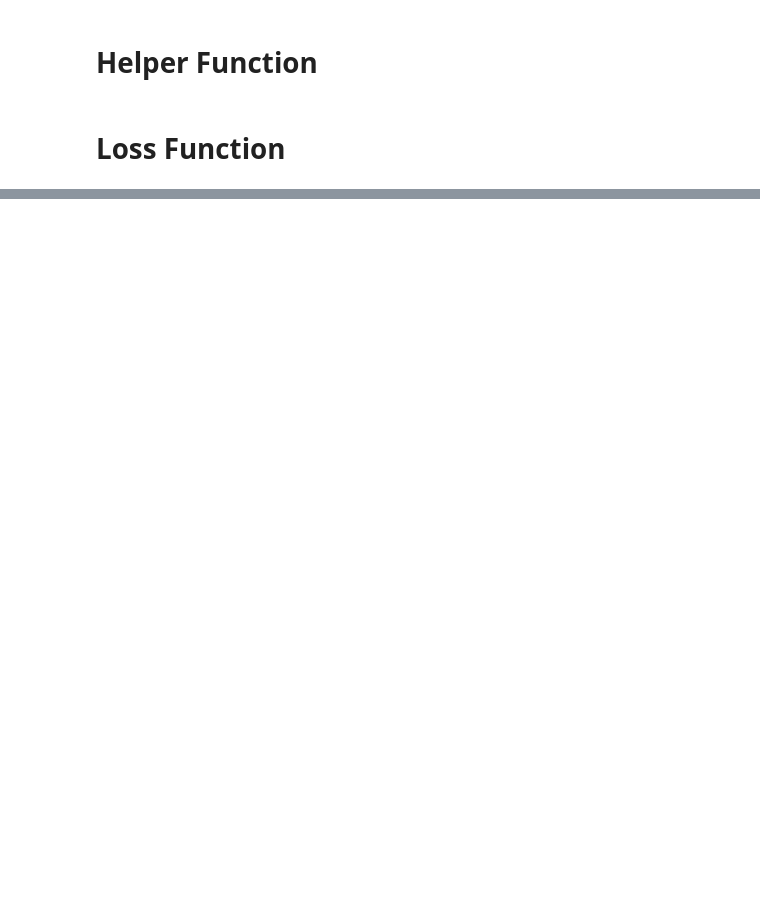
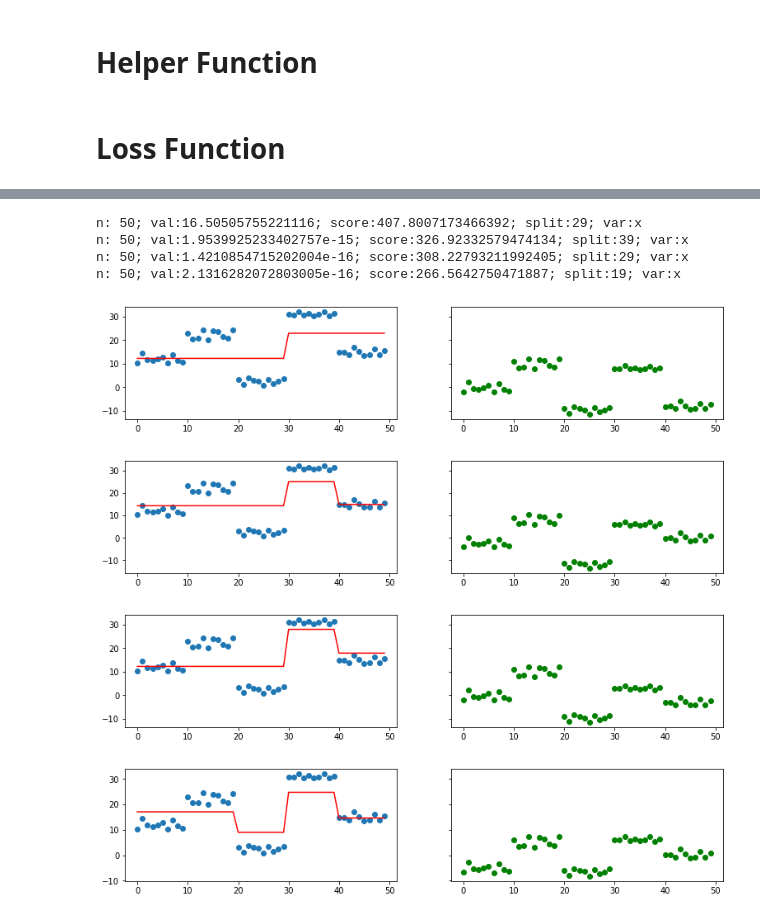
Before and after one commit to ixiaopan/DataScience, a Jupyter notebook: FML/07-DecisionTree.ipynb, the cells around one changed output, grey strips where cells are left out. Cells and saved outputs as stored; diff of their text form; code cells hidden in the pictures; blank space fills up the shorter version.

```diff
--- a/FML/07-DecisionTree.ipynb
+++ b/FML/07-DecisionTree.ipynb
@@ -170,0 +262,48 @@ print(count)
+# %%
+xi = x
+yi = y
+n = len(yi)
+predf = 0 # initial prediction
+ei = 0
+
+for i in range(4):
+    tree = DecisionTree(xi, yi)
+    tree.find_better_split(0)
+    print(tree)
+
+    r = np.where(xi == tree.split)[0][0]
+    left_idx = np.where(xi <= tree.split)[0]
+    right_idx = np.where(xi > tree.split)[0]
+
+    predi = np.zeros(n)
+    np.put(predi, left_idx, np.repeat(np.mean(yi[left_idx]), r))
+    np.put(predi, right_idx, np.repeat(np.mean(yi[right_idx]), n - r))
+
+    predi = predi[:, None] # make long vector (nx1) in compatible with y
+    predf = predf + predi # # final prediction = previous prediction value + new prediction of residual
+
+    ei = y - predf
+    yi = ei # update yi as residual to reloop
+
+
+
+    xa = np.array(x.x) # column name of x is x
+    order = np.argsort(xa)
+    xs = np.array(xa)[order]
+    ys = np.array(predf)[order]
+
+    # plot
+    f, (ax1, ax2) = plt.subplots(1, 2, sharey=True, figsize = (13,2.5))
+    ax1.plot(x, y, 'o')
+    ax1.plot(xs, ys, 'r')
+
+    ax2.plot(x, ei, 'go')
+# %% [output]
+n: 50; val:16.50505755221116; score:407.8007173466392; split:29; var:x
+n: 50; val:1.9539925233402757e-15; score:326.92332579474134; split:39; var:x
+n: 50; val:1.4210854715202004e-16; score:308.22793211992405; split:29; var:x
+n: 50; val:2.1316282072803005e-16; score:266.5642750471887; split:19; var:x
+[figure, added]
+[figure, added]
+[figure, added]
+[figure, added]
```
Also changed, not shown: parts of 14 cells of this notebook, 2 other files.
